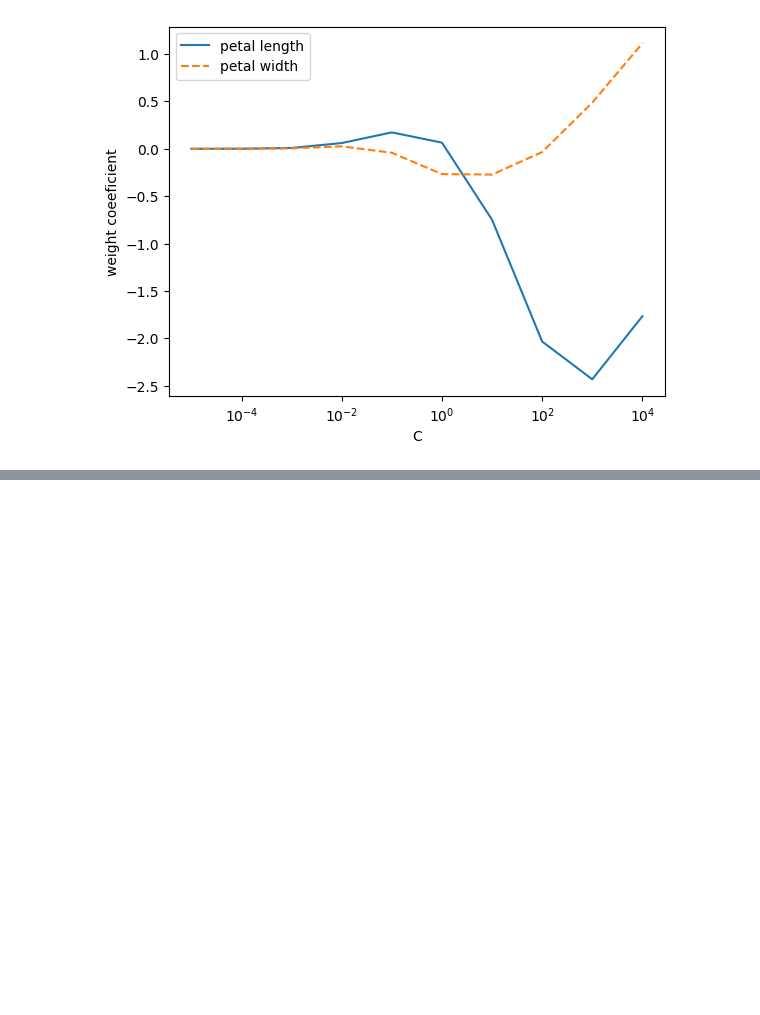
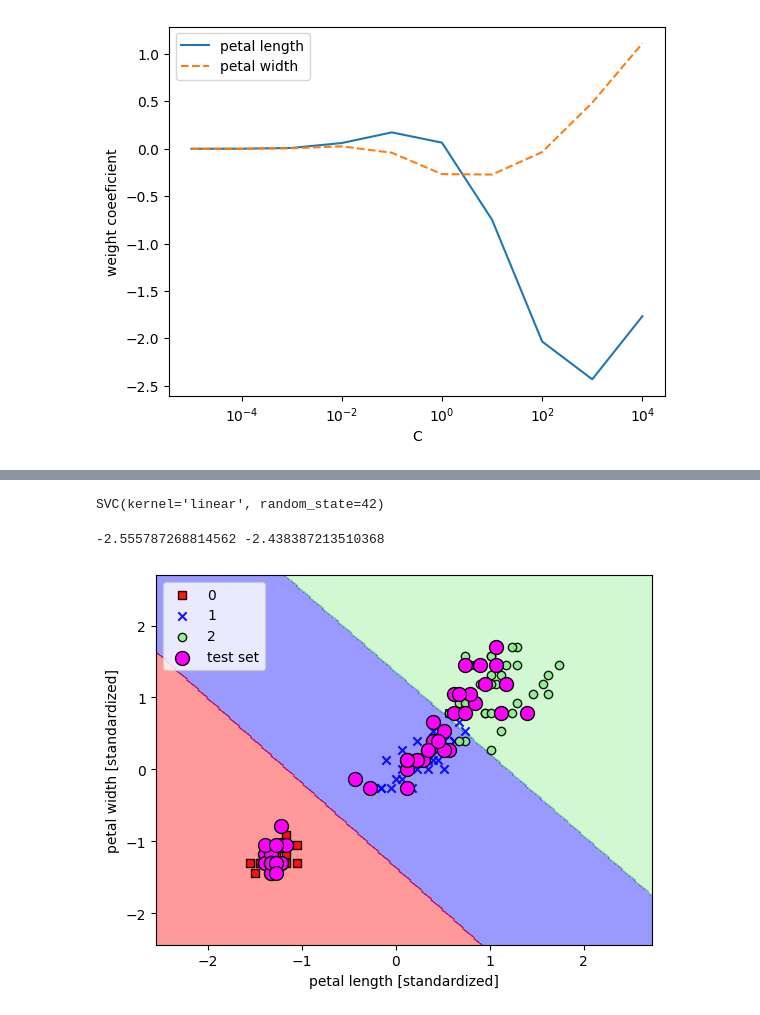
Before and after one commit to Divyesh-Kanagavel/HandsOnML-AI, a Jupyter notebook: ML_classification_sklearn.ipynb, the cells around one changed output, grey strips where cells are left out. Drawn from its saved outputs; the diff is of its cells as text; code cells hidden in the pictures; blank space fills up the shorter version.

```diff
--- a/ML_classification_sklearn.ipynb
+++ b/ML_classification_sklearn.ipynb
@@ -363,0 +396,14 @@ We ll next see another classification algorithm - Maximum margin classifier a.k.
+# %%
+svc = SVC(kernel='linear', C = 1.0, random_state=42)
+svc.fit(X_train_std, y_train)
+# %% [output]
+SVC(kernel='linear', random_state=42)
+# %%
+plot_decision_regions(X_combined, y_combined, classifier=svc, test_idx = range(100,150))
+plt.xlabel("petal length [standardized]")
+plt.ylabel("petal width [standardized]")
+plt.legend(loc="upper left")
+plt.show()
+# %% [output]
+-2.555787268814562 -2.438387213510368
+[figure, added]
```
Also changed, not shown: parts of 56 cells of this notebook.
